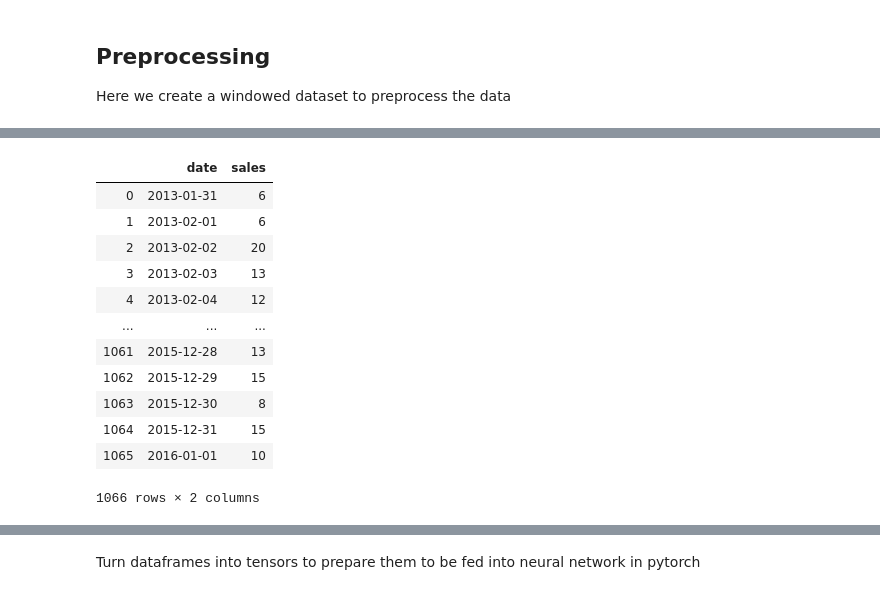
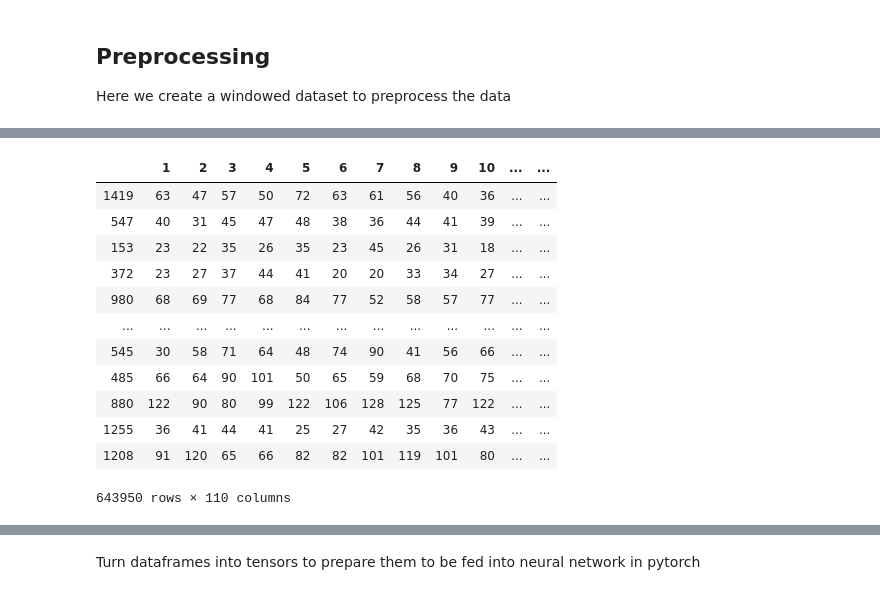
Before and after one commit to phil-hoang/Store_Item_Demand_Forecast_NN, a Jupyter notebook: Demand_Forecaster_NN.ipynb, the cells around one changed output, grey strips where cells are left out. Drawn from its saved outputs; the diff is of its cells as text; code cells hidden in the pictures.

```diff
--- a/Demand_Forecaster_NN.ipynb
+++ b/Demand_Forecaster_NN.ipynb
@@ -70,9 +75,6 @@ columns_OHE = train.columns[((train.columns != 'sales') & (train.columns != 'dat
 train_OHE = pd.get_dummies(train, columns = columns_OHE)
 # %%
 OHE_cols = train_OHE.columns
-# %%
-# Take a sample of only one item in one store to test neural network
-sample = train_OHE.loc[(train['store'] == 5) & (train['item'] == 1) & (train['year'] <= 3)]
 # %%
 def create_data_windows(df, width):
     """
@@ -155,16 +118,39 @@ sample_train_df
-# %%
-sample_train_target
-# %% [output]
-|  | date | sales |
-| 0 | 2013-01-31 | 6 |
-| 1 | 2013-02-01 | 6 |
-| 2 | 2013-02-02 | 20 |
-| 3 | 2013-02-03 | 13 |
-| 4 | 2013-02-04 | 12 |
-| ... | ... | ... |
-| 1061 | 2015-12-28 | 13 |
-| 1062 | 2015-12-29 | 15 |
-| 1063 | 2015-12-30 | 8 |
-| 1064 | 2015-12-31 | 15 |
-| 1065 | 2016-01-01 | 10 |
-1066 rows × 2 columns
+# %%
+# Optional: Using only a part of the data set. Otherwise use stores 1-10 and items 1-50
+stores = list(range(1, 11))
+items = list(range(1,51))
+# %%
+# Windowing Data
+window_size = 30
+
+df = pd.DataFrame()
+df_target = pd.DataFrame()
+
+for store_num in stores:
+    for item_num in items:
+        # Calculate windows
+        sample = train_OHE.loc[(train['store'] == store_num) & (train['item'] == item_num) & (train['year'] <= 3)]
+        df_temp, df_target_temp = create_data_windows(sample, window_size + 1)
+
+        # Append to dataset
+        df = pd.concat([df, df_temp], axis = 0)
+        df_target = pd.concat([df_target, df_target_temp], axis = 0)
+# %%
+# Train-test split
+train_df, val_df, train_target_df, val_target_df = train_test_split(df, df_target, test_size=0.1, shuffle = True)
+# %%
+train_df
+# %% [output]
+|  | 1 | 2 | 3 | 4 | 5 | 6 | 7 | 8 | 9 | 10 | ... | ... |
+| 1419 | 63 | 47 | 57 | 50 | 72 | 63 | 61 | 56 | 40 | 36 | ... | ... |
+| 547 | 40 | 31 | 45 | 47 | 48 | 38 | 36 | 44 | 41 | 39 | ... | ... |
+| 153 | 23 | 22 | 35 | 26 | 35 | 23 | 45 | 26 | 31 | 18 | ... | ... |
+| 372 | 23 | 27 | 37 | 44 | 41 | 20 | 20 | 33 | 34 | 27 | ... | ... |
+| 980 | 68 | 69 | 77 | 68 | 84 | 77 | 52 | 58 | 57 | 77 | ... | ... |
+| ... | ... | ... | ... | ... | ... | ... | ... | ... | ... | ... | ... | ... |
+| 545 | 30 | 58 | 71 | 64 | 48 | 74 | 90 | 41 | 56 | 66 | ... | ... |
+| 485 | 66 | 64 | 90 | 101 | 50 | 65 | 59 | 68 | 70 | 75 | ... | ... |
+| 880 | 122 | 90 | 80 | 99 | 122 | 106 | 128 | 125 | 77 | 122 | ... | ... |
+| 1255 | 36 | 41 | 44 | 41 | 25 | 27 | 42 | 35 | 36 | 43 | ... | ... |
+| 1208 | 91 | 120 | 65 | 66 | 82 | 82 | 101 | 119 | 101 | 80 | ... | ... |
+643950 rows × 110 columns
```
Also changed, not shown: parts of 22 cells of this notebook.
